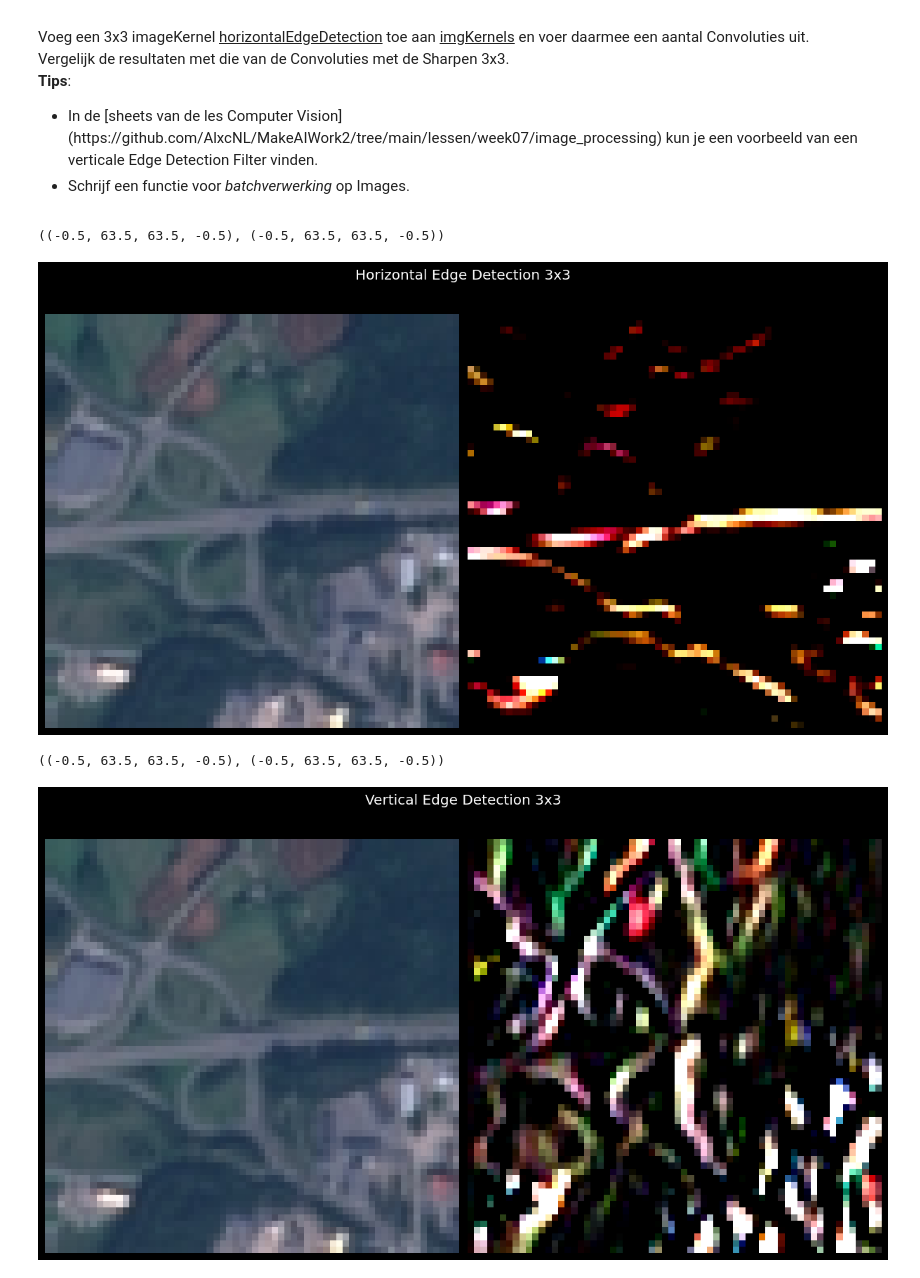
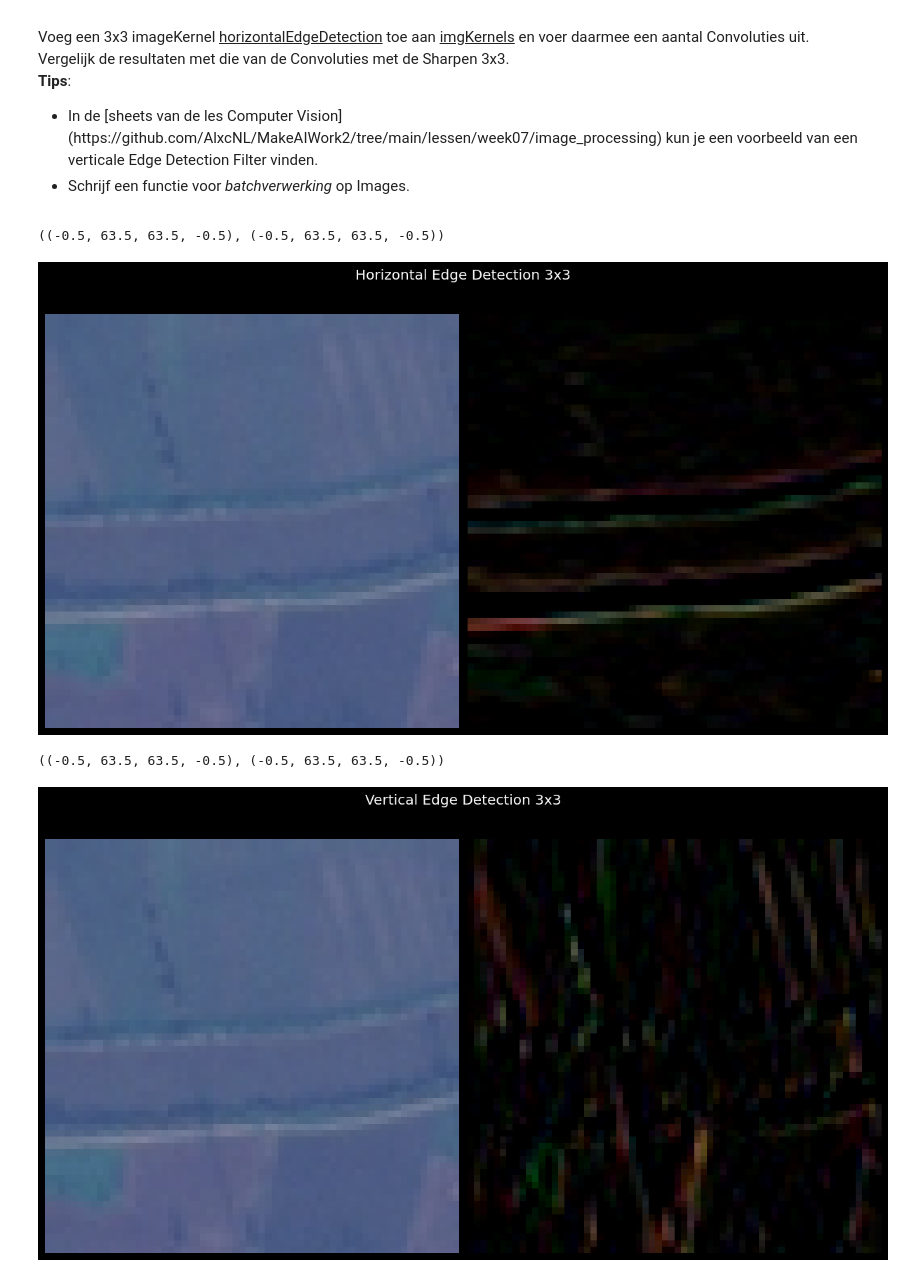
Before and after one commit to AlxcNL/MakeAIWork2, a Jupyter notebook: opdrachten/practica/week07/image_recognition/notebook/numpy_opdracht2.ipynb, the cells around one changed output. Saved outputs shown, nothing was run; the diff lists cells and outputs as text; code cells hidden in the pictures.

```diff
--- a/opdrachten/practica/week07/image_recognition/notebook/numpy_opdracht2.ipynb
+++ b/opdrachten/practica/week07/image_recognition/notebook/numpy_opdracht2.ipynb
@@ -171,7 +160,7 @@ plt.style.use('dark_background')
 plt.rcParams["font.size"] = 12
 plt.rcParams["figure.figsize"] = (12, 7)
 # %%
-imgFile = "pics/Highway_12.jpg"
+imgFile = "C:/MakeAIWork2/opdrachten/practica/week07/image_recognition/notebook/pics/2750/River/River_100.jpg"
 # imgFile = "~/Downloads/2750/Highway/Highway_12.jpg"
 T = 10  # seconds
 fps = 30
@@ -211,10 +200,13 @@ axL.axis('off'), axR.axis('off')
     </ul>
 </p>
 # %%
+                               # Wanneer we arrays over 3 regels verdelen,
+                         # zien we duidelijk een horizontaal patroon verschijnen
+
 imgKernelsHorizontalEdge = {
-                "Horizontal 3x3": np.array([[-5, -5, -5],
+                "Horizontal 3x3": np.array([[-1, -1, -1],
                                             [0, 0, 0],
-                                            [4, 4, 4]])
+                                            [1, 1, 1]])
                            }
 
 kernelName = "Horizontal 3x3"
@@ -231,30 +223,35 @@ imL = axL.imshow(np.clip(imgData, 0, 1) , interpolation="none")
 imR = axR.imshow(np.clip(imgFiltered, 0, 1), interpolation="none")
 axR.set_xlim(axL.get_xlim()), axR.set_ylim(axL.get_ylim())
 axL.axis('off'), axR.axis('off')
+
+# Probeer het ook eens om te zetten naar grayscale voor meer gedefinieerde lijnen/edges'
 # %% [output]
 ((-0.5, 63.5, 63.5, -0.5), (-0.5, 63.5, 63.5, -0.5))
-[figure, old version]
+[figure, new version]
 # %%
+                            # Wanneer we arrays over 3 regels verdelen,
+                            # zien we een verticaal patroon verschijnen
+
 imgKernelsVerticalEdge = {
-                "Vertical 3x3": np.array([[-4, 0, 4],
-                                          [-4, 0, 4],
-                                          [-4, 0, 4]])
+                "Vertical 3x3": np.array([[-2, 0, 2],
+                                          [-2, 0, 2],
+                                          [-2, 0, 2]])
                          }
 
 kernelName = "Vertical 3x3"
 kernel = imgKernelsVerticalEdge[kernelName]
 
 imgData = RGB2RGBA(plt.imread(imgFile).astype(float))
 imgFiltered = RGB_convolve(imgData, kernel)
 imgFiltered[:, :, -1] = 1
 imgDisplay = np.copy(imgData)
 
 fig, (axL, axR) = plt.subplots(ncols=2, constrained_layout=True)
 fig.suptitle("Vertical Edge Detection 3x3")
 imL = axL.imshow(np.clip(imgData, 0, 1) , interpolation="none")
 imR = axR.imshow(np.clip(imgFiltered, 0, 1), interpolation="none")
 axR.set_xlim(axL.get_xlim()), axR.set_ylim(axL.get_ylim())
 axL.axis('off'), axR.axis('off')
 # %% [output]
 ((-0.5, 63.5, 63.5, -0.5), (-0.5, 63.5, 63.5, -0.5))
-[figure, old version]
+[figure, new version]
```
Also changed, not shown: parts of 5 cells of this notebook, 8 other files.
